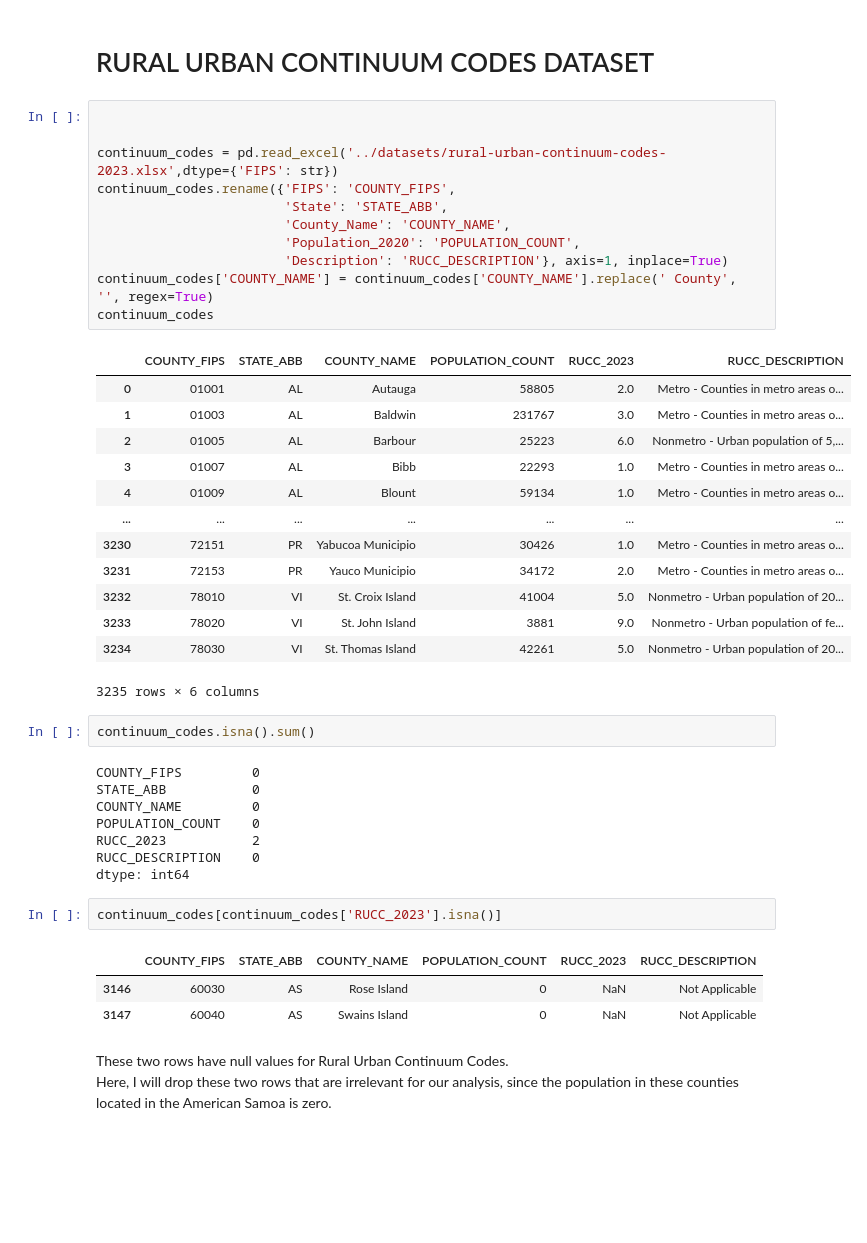
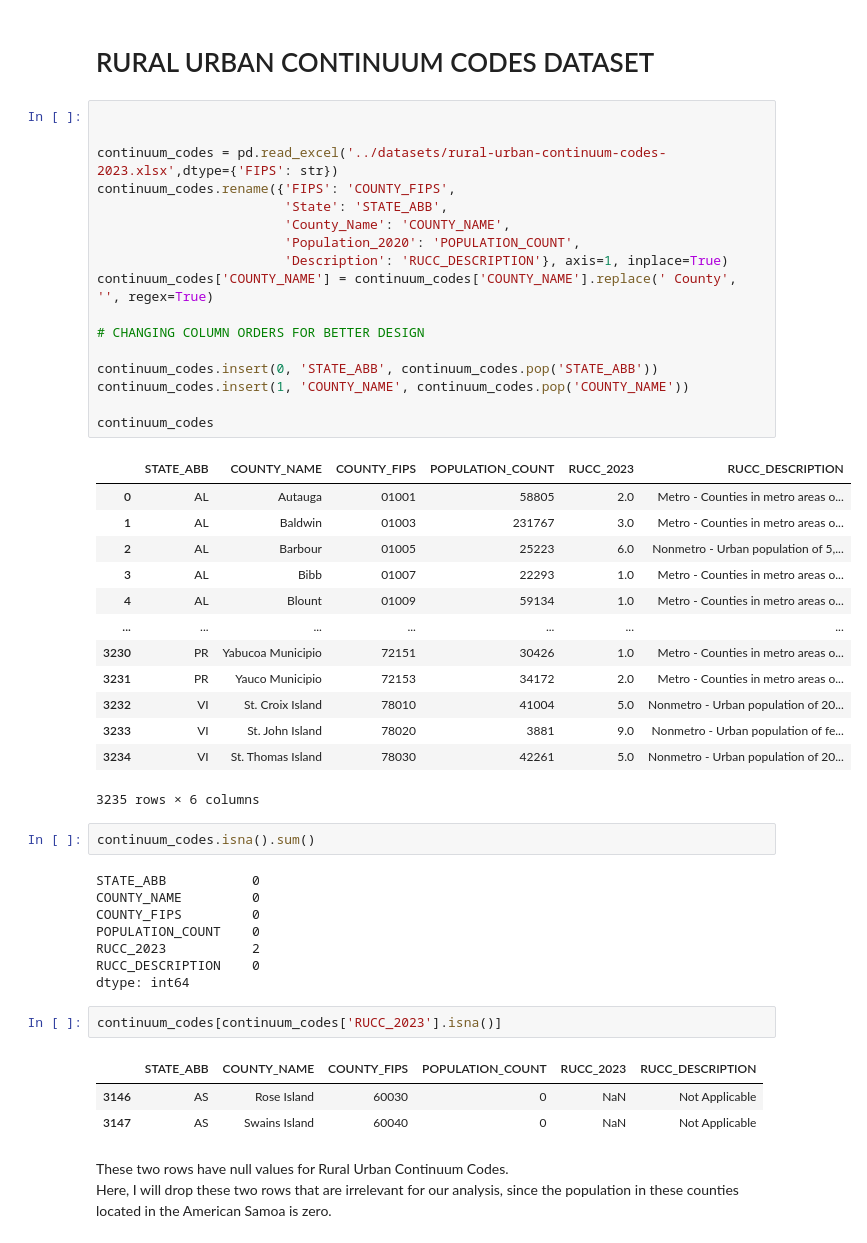
Before and after one commit to brytner/uv-exposure-melanoma-incidence-analysis, a Jupyter notebook: notebook/uv-exposure-melanoma-incidence-analysis.ipynb, the cells around one changed output. Saved outputs shown, nothing was run; the diff lists cells and outputs as text; blank space fills up the shorter version.

```diff
--- a/notebook/uv-exposure-melanoma-incidence-analysis.ipynb
+++ b/notebook/uv-exposure-melanoma-incidence-analysis.ipynb
@@ -510,34 +524,40 @@ No duplicates were found. 3142 rows remain
 # %%
 
 
 continuum_codes = pd.read_excel('../datasets/rural-urban-continuum-codes-2023.xlsx',dtype={'FIPS': str})
 continuum_codes.rename({'FIPS': 'COUNTY_FIPS',
                         'State': 'STATE_ABB',
                         'County_Name': 'COUNTY_NAME',
                         'Population_2020': 'POPULATION_COUNT',
                         'Description': 'RUCC_DESCRIPTION'}, axis=1, inplace=True)
 continuum_codes['COUNTY_NAME'] = continuum_codes['COUNTY_NAME'].replace(' County', '', regex=True)
+
+# CHANGING COLUMN ORDERS FOR BETTER DESIGN
+
+continuum_codes.insert(0, 'STATE_ABB', continuum_codes.pop('STATE_ABB'))
+continuum_codes.insert(1, 'COUNTY_NAME', continuum_codes.pop('COUNTY_NAME'))
+
 continuum_codes
 # %% [output]
-|  | COUNTY_FIPS | STATE_ABB | COUNTY_NAME | POPULATION_COUNT | RUCC_2023 | RUCC_DESCRIPTION |
-| 0 | 01001 | AL | Autauga | 58805 | 2.0 | Metro - Counties in metro areas o... |
-| 1 | 01003 | AL | Baldwin | 231767 | 3.0 | Metro - Counties in metro areas o... |
-| 2 | 01005 | AL | Barbour | 25223 | 6.0 | Nonmetro - Urban population of 5,... |
-| 3 | 01007 | AL | Bibb | 22293 | 1.0 | Metro - Counties in metro areas o... |
-| 4 | 01009 | AL | Blount | 59134 | 1.0 | Metro - Counties in metro areas o... |
+|  | STATE_ABB | COUNTY_NAME | COUNTY_FIPS | POPULATION_COUNT | RUCC_2023 | RUCC_DESCRIPTION |
+| 0 | AL | Autauga | 01001 | 58805 | 2.0 | Metro - Counties in metro areas o... |
+| 1 | AL | Baldwin | 01003 | 231767 | 3.0 | Metro - Counties in metro areas o... |
+| 2 | AL | Barbour | 01005 | 25223 | 6.0 | Nonmetro - Urban population of 5,... |
+| 3 | AL | Bibb | 01007 | 22293 | 1.0 | Metro - Counties in metro areas o... |
+| 4 | AL | Blount | 01009 | 59134 | 1.0 | Metro - Counties in metro areas o... |
 | ... | ... | ... | ... | ... | ... | ... |
-| 3230 | 72151 | PR | Yabucoa Municipio | 30426 | 1.0 | Metro - Counties in metro areas o... |
-| 3231 | 72153 | PR | Yauco Municipio | 34172 | 2.0 | Metro - Counties in metro areas o... |
-| 3232 | 78010 | VI | St. Croix Island | 41004 | 5.0 | Nonmetro - Urban population of 20... |
-| 3233 | 78020 | VI | St. John Island | 3881 | 9.0 | Nonmetro - Urban population of fe... |
-| 3234 | 78030 | VI | St. Thomas Island | 42261 | 5.0 | Nonmetro - Urban population of 20... |
+| 3230 | PR | Yabucoa Municipio | 72151 | 30426 | 1.0 | Metro - Counties in metro areas o... |
+| 3231 | PR | Yauco Municipio | 72153 | 34172 | 2.0 | Metro - Counties in metro areas o... |
+| 3232 | VI | St. Croix Island | 78010 | 41004 | 5.0 | Nonmetro - Urban population of 20... |
+| 3233 | VI | St. John Island | 78020 | 3881 | 9.0 | Nonmetro - Urban population of fe... |
+| 3234 | VI | St. Thomas Island | 78030 | 42261 | 5.0 | Nonmetro - Urban population of 20... |
 3235 rows × 6 columns
 # %%
 continuum_codes.isna().sum()
 # %% [output]
-COUNTY_FIPS         0
 STATE_ABB           0
 COUNTY_NAME         0
+COUNTY_FIPS         0
 POPULATION_COUNT    0
 RUCC_2023           2
 RUCC_DESCRIPTION    0
@@ -545,9 +565,9 @@ dtype: int64
 # %%
 continuum_codes[continuum_codes['RUCC_2023'].isna()]
 # %% [output]
-|  | COUNTY_FIPS | STATE_ABB | COUNTY_NAME | POPULATION_COUNT | RUCC_2023 | RUCC_DESCRIPTION |
-| 3146 | 60030 | AS | Rose Island | 0 | NaN | Not Applicable |
-| 3147 | 60040 | AS | Swains Island | 0 | NaN | Not Applicable |
+|  | STATE_ABB | COUNTY_NAME | COUNTY_FIPS | POPULATION_COUNT | RUCC_2023 | RUCC_DESCRIPTION |
+| 3146 | AS | Rose Island | 60030 | 0 | NaN | Not Applicable |
+| 3147 | AS | Swains Island | 60040 | 0 | NaN | Not Applicable |
 # %% [markdown]
 These two rows have null values for Rural Urban Continuum Codes. <br>
 Here, I will drop these two rows that are irrelevant for our analysis, since the population in these counties located in the American Samoa is zero.
```
Also changed, not shown: parts of 16 cells of this notebook, 2 other files.
